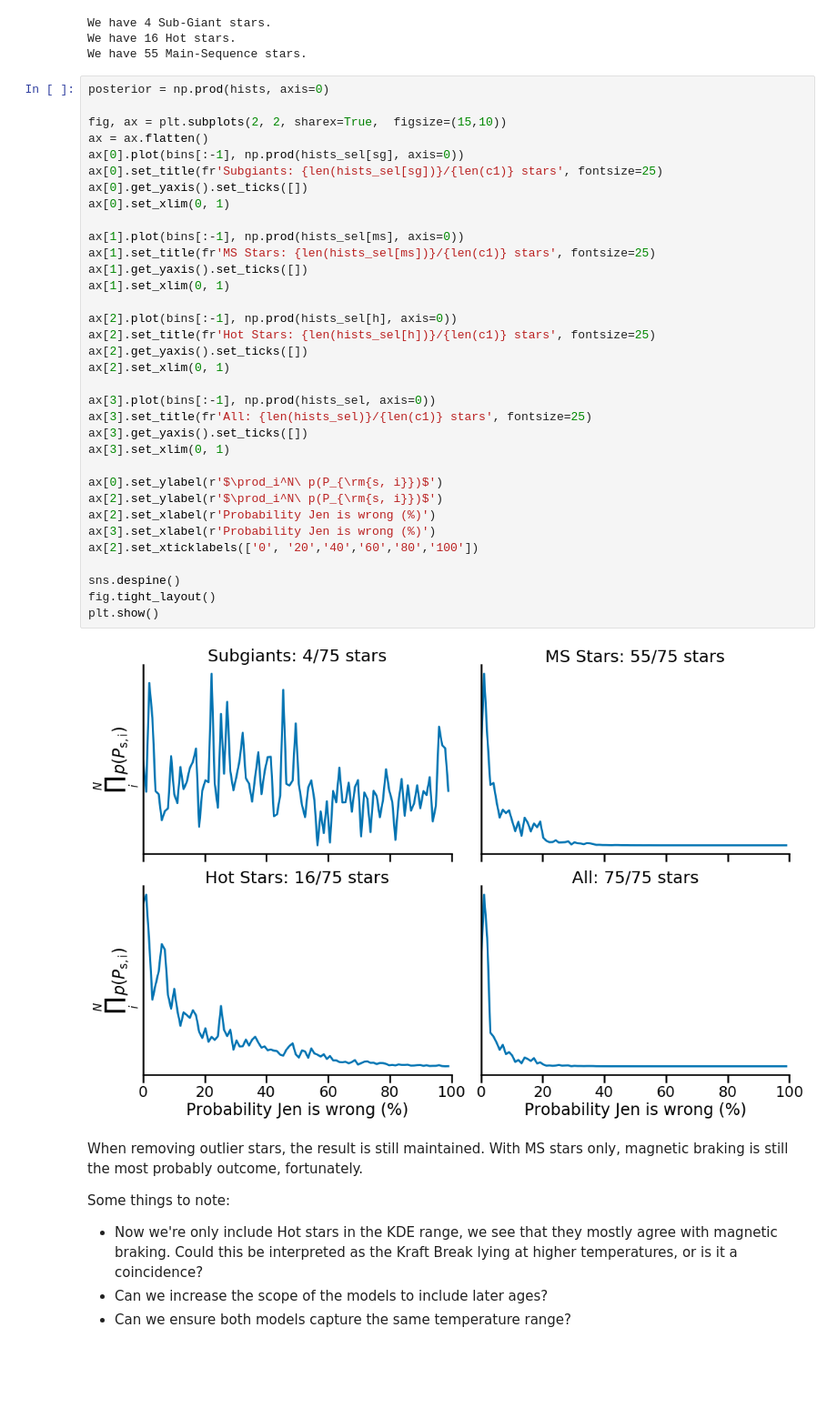
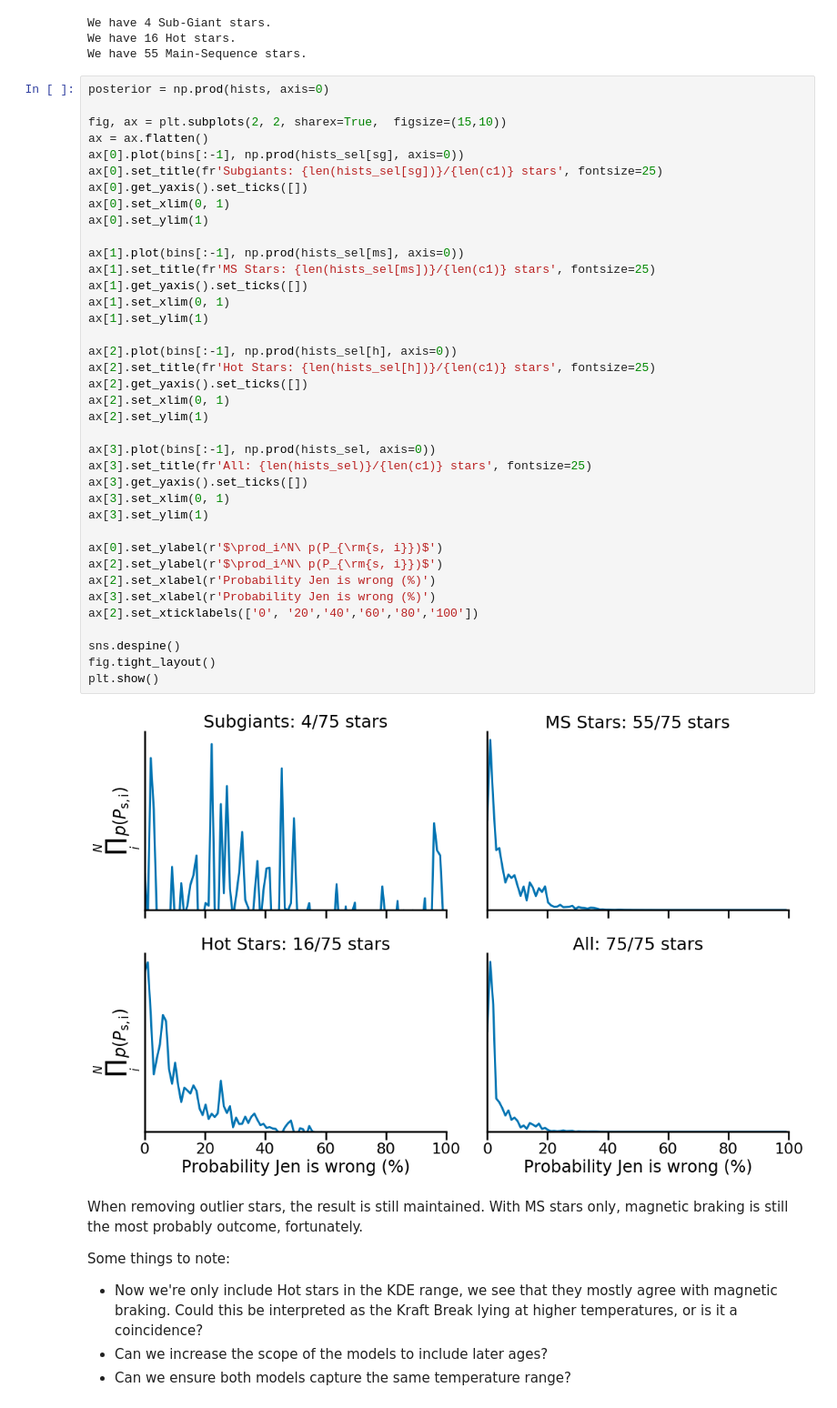
Before and after one commit to ojhall94/malatium, a Jupyter notebook: models/consolidate.ipynb, the cells around one changed output. Shown at 91% size. Cells and saved outputs as stored; diff of their text form; blank space fills up the shorter version.

```diff
--- a/models/consolidate.ipynb
+++ b/models/consolidate.ipynb
@@ -192,34 +197,38 @@ ax = ax.flatten()
 ax[0].plot(bins[:-1], np.prod(hists_sel[sg], axis=0))
 ax[0].set_title(fr'Subgiants: {len(hists_sel[sg])}/{len(c1)} stars', fontsize=25)
 ax[0].get_yaxis().set_ticks([])
 ax[0].set_xlim(0, 1)
+ax[0].set_ylim(1)
 
 ax[1].plot(bins[:-1], np.prod(hists_sel[ms], axis=0))
 ax[1].set_title(fr'MS Stars: {len(hists_sel[ms])}/{len(c1)} stars', fontsize=25)
 ax[1].get_yaxis().set_ticks([])
 ax[1].set_xlim(0, 1)
+ax[1].set_ylim(1)
 
 ax[2].plot(bins[:-1], np.prod(hists_sel[h], axis=0))
 ax[2].set_title(fr'Hot Stars: {len(hists_sel[h])}/{len(c1)} stars', fontsize=25)
 ax[2].get_yaxis().set_ticks([])
 ax[2].set_xlim(0, 1)
+ax[2].set_ylim(1)
 
 ax[3].plot(bins[:-1], np.prod(hists_sel, axis=0))
 ax[3].set_title(fr'All: {len(hists_sel)}/{len(c1)} stars', fontsize=25)
 ax[3].get_yaxis().set_ticks([])
 ax[3].set_xlim(0, 1)
+ax[3].set_ylim(1)
 
 ax[0].set_ylabel(r'$\prod_i^N\ p(P_{\rm{s, i}})$')
 ax[2].set_ylabel(r'$\prod_i^N\ p(P_{\rm{s, i}})$')
 ax[2].set_xlabel(r'Probability Jen is wrong (%)')
 ax[3].set_xlabel(r'Probability Jen is wrong (%)')
 ax[2].set_xticklabels(['0', '20','40','60','80','100'])
 
 sns.despine()
 fig.tight_layout()
 plt.show()
 # %% [output]
-[figure, old version]
+[figure, new version]
 # %% [markdown]
 When removing outlier stars, the result is still maintained. With MS stars only, magnetic braking is still the most probably outcome, fortunately.
 
```
Also changed, not shown: parts of 6 cells of this notebook.
